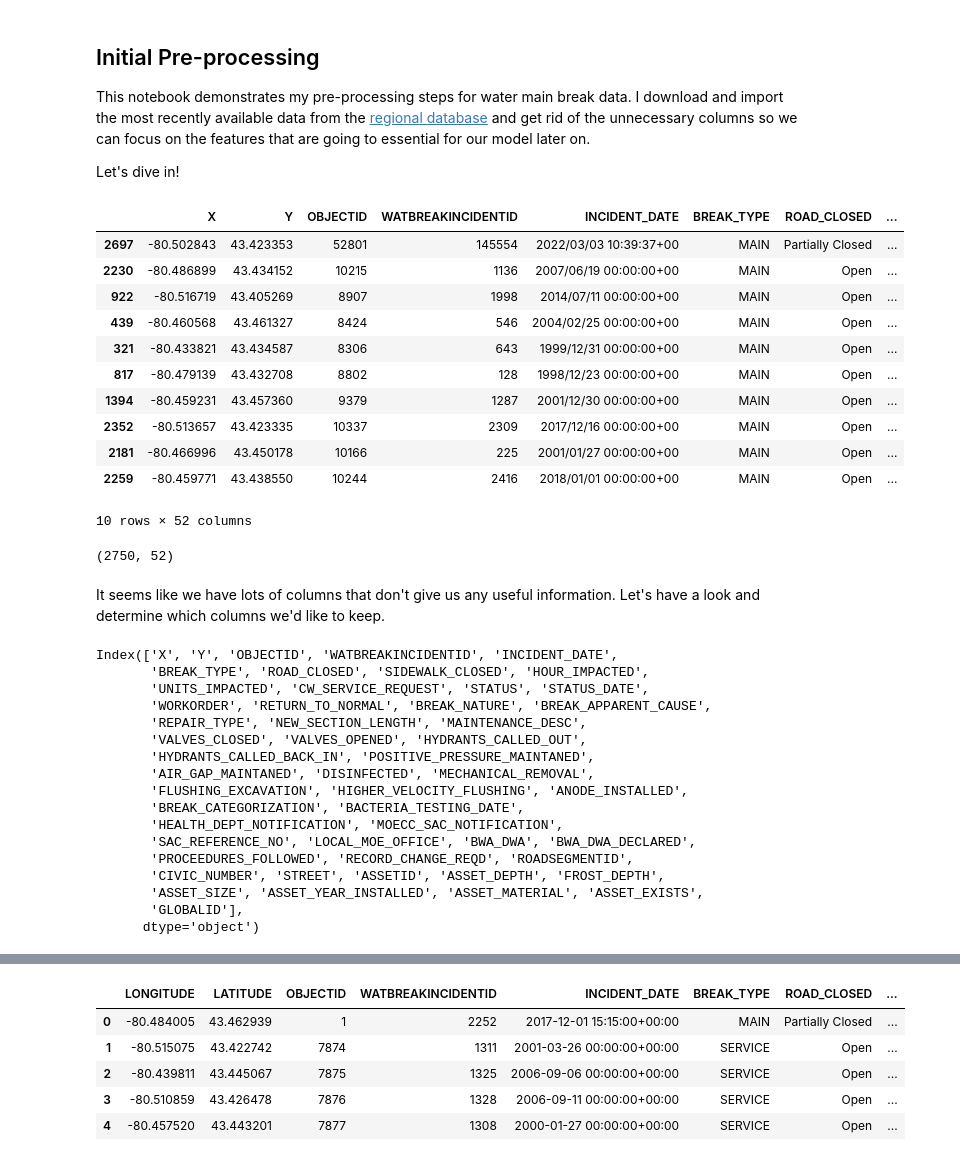
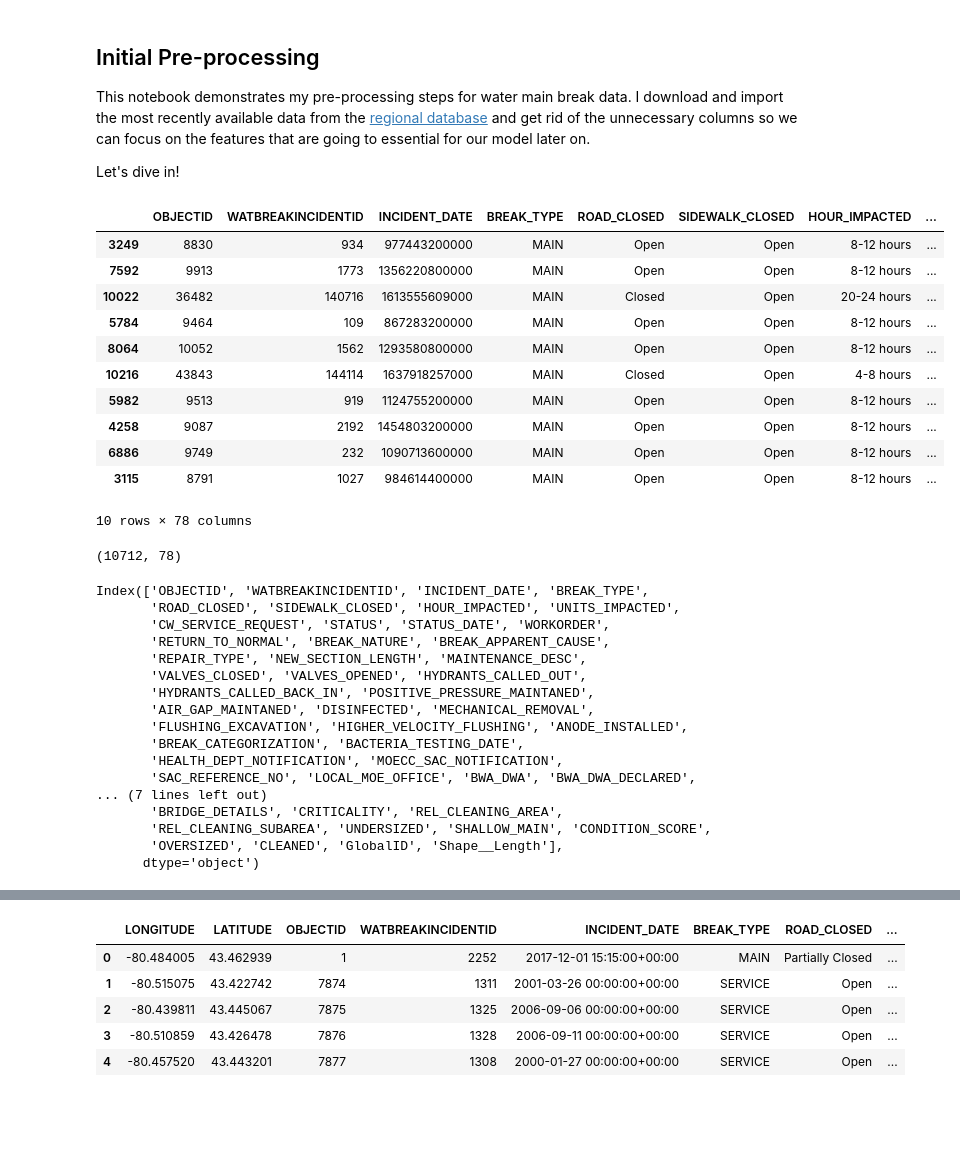
Before and after one commit to js3lliott/water-main-break-prediction-KW, a Jupyter notebook: notebooks/01_initial_preprocessing.ipynb, the cells around one changed output, grey strips where cells are left out. Saved outputs shown, nothing was run; the diff lists cells and outputs as text; code cells hidden in the pictures; blank space fills up the shorter version.

```diff
--- a/notebooks/01_initial_preprocessing.ipynb
+++ b/notebooks/01_initial_preprocessing.ipynb
@@ -16,36 +16,32 @@ import seaborn as sns
 %matplotlib inline
 # %%
 # Import our most recent data and check out a sample
-data = "../data/raw/Nov_10_22_Water_Main_Breaks.csv"
-
-break_data = pd.read_csv(data)
+break_data = pd.read_csv("../data/raw/water_data.csv")
 break_data.sample(10)
 # %% [output]
-|  | X | Y | OBJECTID | WATBREAKINCIDENTID | INCIDENT_DATE | BREAK_TYPE | ROAD_CLOSED | ... |
-| 2697 | -80.502843 | 43.423353 | 52801 | 145554 | 2022/03/03 10:39:37+00 | MAIN | Partially Closed | ... |
-| 2230 | -80.486899 | 43.434152 | 10215 | 1136 | 2007/06/19 00:00:00+00 | MAIN | Open | ... |
-| 922 | -80.516719 | 43.405269 | 8907 | 1998 | 2014/07/11 00:00:00+00 | MAIN | Open | ... |
-| 439 | -80.460568 | 43.461327 | 8424 | 546 | 2004/02/25 00:00:00+00 | MAIN | Open | ... |
-| 321 | -80.433821 | 43.434587 | 8306 | 643 | 1999/12/31 00:00:00+00 | MAIN | Open | ... |
-| 817 | -80.479139 | 43.432708 | 8802 | 128 | 1998/12/23 00:00:00+00 | MAIN | Open | ... |
-| 1394 | -80.459231 | 43.457360 | 9379 | 1287 | 2001/12/30 00:00:00+00 | MAIN | Open | ... |
-| 2352 | -80.513657 | 43.423335 | 10337 | 2309 | 2017/12/16 00:00:00+00 | MAIN | Open | ... |
-| 2181 | -80.466996 | 43.450178 | 10166 | 225 | 2001/01/27 00:00:00+00 | MAIN | Open | ... |
-| 2259 | -80.459771 | 43.438550 | 10244 | 2416 | 2018/01/01 00:00:00+00 | MAIN | Open | ... |
+|  | OBJECTID | WATBREAKINCIDENTID | INCIDENT_DATE | BREAK_TYPE | ROAD_CLOSED | SIDEWALK_CLOSED | HOUR_IMPACTED | ... |
+| 3249 | 8830 | 934 | 977443200000 | MAIN | Open | Open | 8-12 hours | ... |
+| 7592 | 9913 | 1773 | 1356220800000 | MAIN | Open | Open | 8-12 hours | ... |
+| 10022 | 36482 | 140716 | 1613555609000 | MAIN | Closed | Open | 20-24 hours | ... |
+| 5784 | 9464 | 109 | 867283200000 | MAIN | Open | Open | 8-12 hours | ... |
+| 8064 | 10052 | 1562 | 1293580800000 | MAIN | Open | Open | 8-12 hours | ... |
+| 10216 | 43843 | 144114 | 1637918257000 | MAIN | Closed | Open | 4-8 hours | ... |
+| 5982 | 9513 | 919 | 1124755200000 | MAIN | Open | Open | 8-12 hours | ... |
+| 4258 | 9087 | 2192 | 1454803200000 | MAIN | Open | Open | 8-12 hours | ... |
+| 6886 | 9749 | 232 | 1090713600000 | MAIN | Open | Open | 8-12 hours | ... |
+| 3115 | 8791 | 1027 | 984614400000 | MAIN | Open | Open | 8-12 hours | ... |
-10 rows × 52 columns
+10 rows × 78 columns
 # %%
 break_data.shape
 # %% [output]
-(2750, 52)
+(10712, 78)
-# %% [markdown]
-It seems like we have lots of columns that don't give us any useful information. Let's have a look and determine which columns we'd like to keep.
 # %%
 break_data.columns
 # %% [output]
-Index(['X', 'Y', 'OBJECTID', 'WATBREAKINCIDENTID', 'INCIDENT_DATE',
-       'BREAK_TYPE', 'ROAD_CLOSED', 'SIDEWALK_CLOSED', 'HOUR_IMPACTED',
-       'UNITS_IMPACTED', 'CW_SERVICE_REQUEST', 'STATUS', 'STATUS_DATE',
-       'WORKORDER', 'RETURN_TO_NORMAL', 'BREAK_NATURE', 'BREAK_APPARENT_CAUSE',
+Index(['OBJECTID', 'WATBREAKINCIDENTID', 'INCIDENT_DATE', 'BREAK_TYPE',
+       'ROAD_CLOSED', 'SIDEWALK_CLOSED', 'HOUR_IMPACTED', 'UNITS_IMPACTED',
+       'CW_SERVICE_REQUEST', 'STATUS', 'STATUS_DATE', 'WORKORDER',
+       'RETURN_TO_NORMAL', 'BREAK_NATURE', 'BREAK_APPARENT_CAUSE',
        'REPAIR_TYPE', 'NEW_SECTION_LENGTH', 'MAINTENANCE_DESC',
        'VALVES_CLOSED', 'VALVES_OPENED', 'HYDRANTS_CALLED_OUT',
        'HYDRANTS_CALLED_BACK_IN', 'POSITIVE_PRESSURE_MAINTANED',
@@ -54,8 +50,8 @@ Index(['X', 'Y', 'OBJECTID', 'WATBREAKINCIDENTID', 'INCIDENT_DATE',
        'BREAK_CATEGORIZATION', 'BACTERIA_TESTING_DATE',
        'HEALTH_DEPT_NOTIFICATION', 'MOECC_SAC_NOTIFICATION',
        'SAC_REFERENCE_NO', 'LOCAL_MOE_OFFICE', 'BWA_DWA', 'BWA_DWA_DECLARED',
-       'PROCEEDURES_FOLLOWED', 'RECORD_CHANGE_REQD', 'ROADSEGMENTID',
-       'CIVIC_NUMBER', 'STREET', 'ASSETID', 'ASSET_DEPTH', 'FROST_DEPTH',
-       'ASSET_SIZE', 'ASSET_YEAR_INSTALLED', 'ASSET_MATERIAL', 'ASSET_EXISTS',
-       'GLOBALID'],
+... (7 lines left out)
+       'BRIDGE_DETAILS', 'CRITICALITY', 'REL_CLEANING_AREA',
+       'REL_CLEANING_SUBAREA', 'UNDERSIZED', 'SHALLOW_MAIN', 'CONDITION_SCORE',
+       'OVERSIZED', 'CLEANED', 'GlobalID', 'Shape__Length'],
       dtype='object')
```
Also changed, not shown: parts of 3 cells of this notebook, 4 other files.
